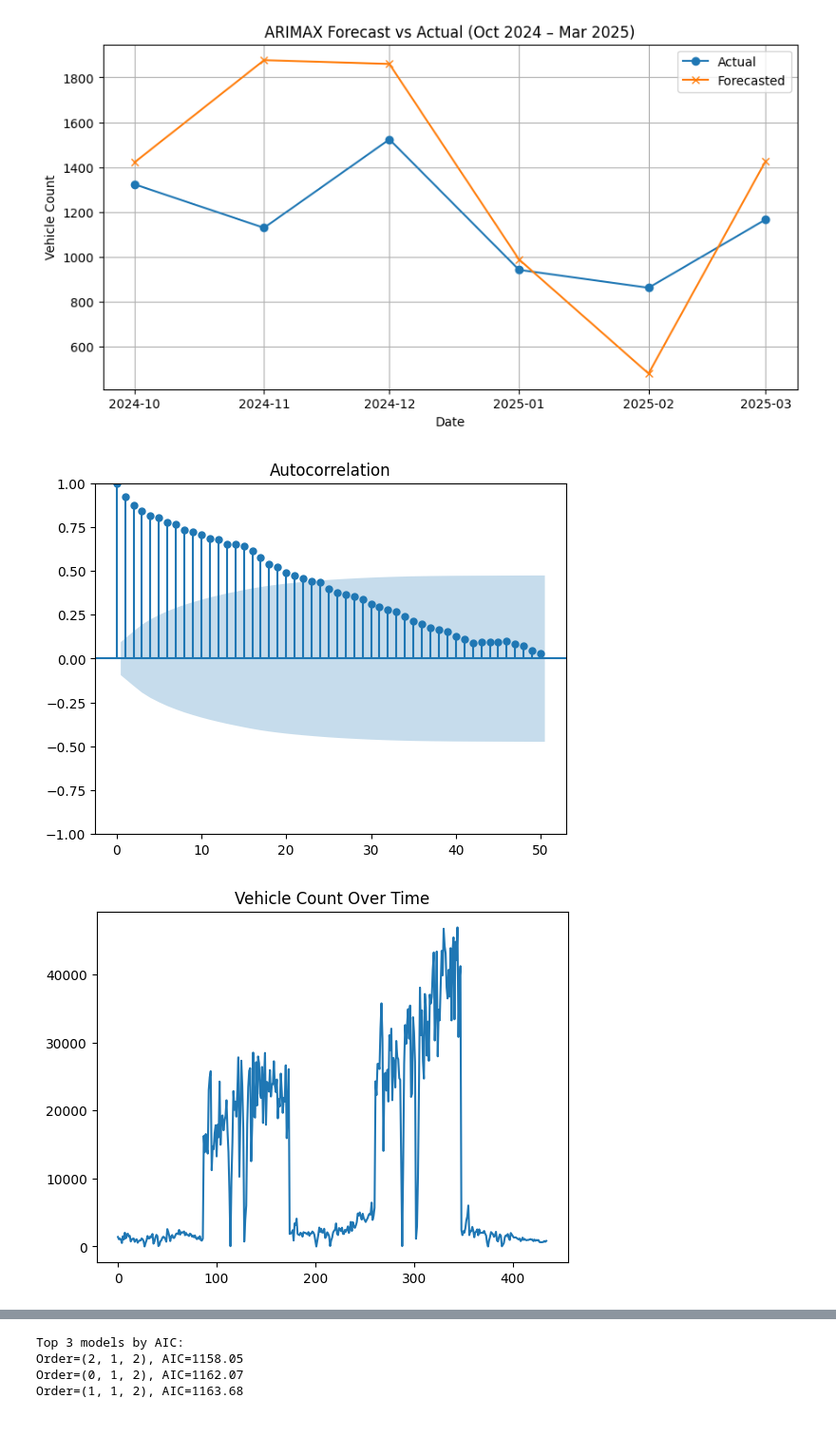
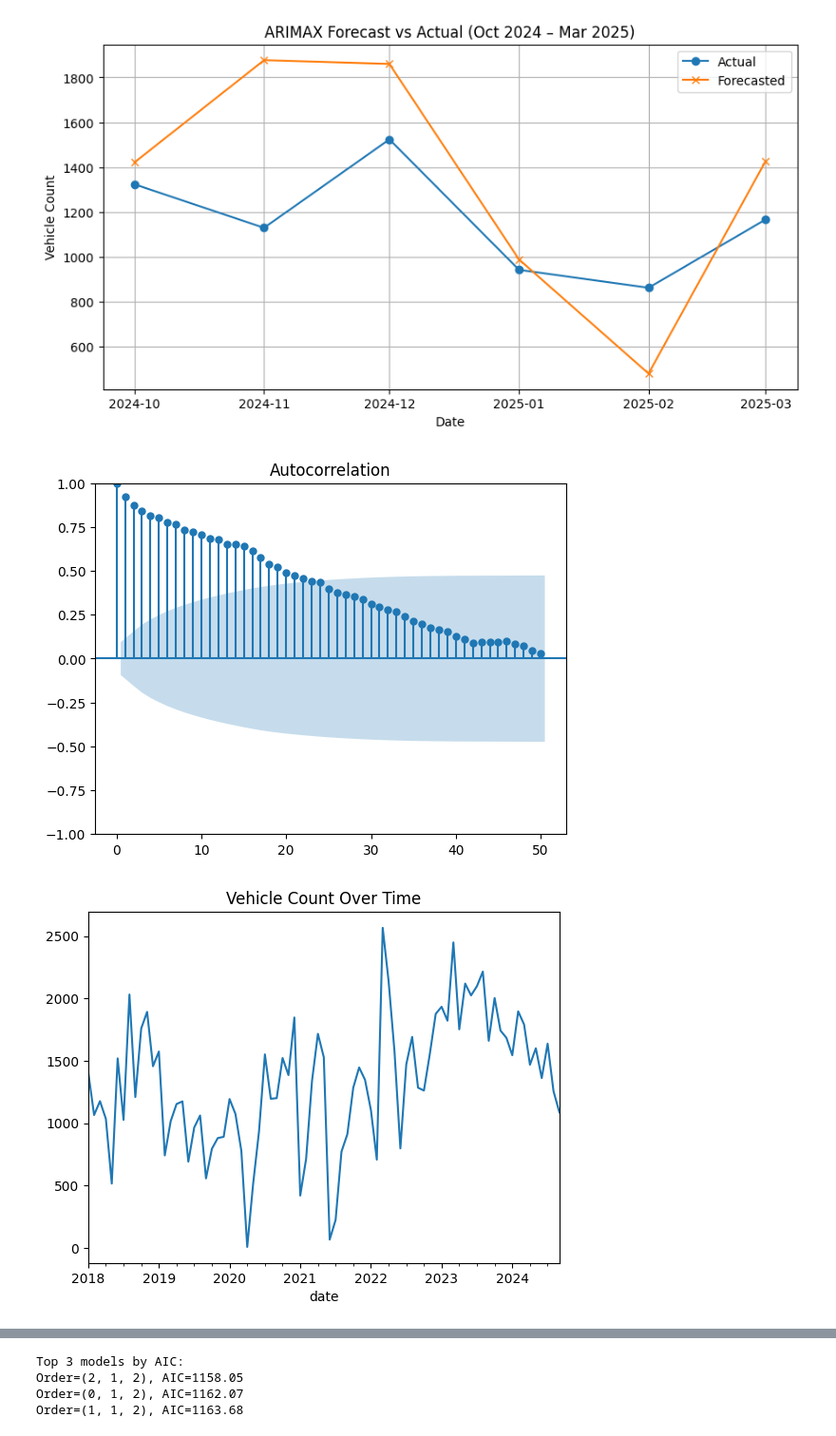
Before and after one commit to yejui626/automotive-bursa, a Jupyter notebook: eda/2. macro-vs-vehicle_count-eda.ipynb, the cells around one changed output, grey strips where cells are left out. Shown at 95% size. Cells and saved outputs as stored; diff of their text form; code cells hidden in the pictures.

```diff
--- a/eda/2. macro-vs-vehicle_count-eda.ipynb
+++ b/eda/2. macro-vs-vehicle_count-eda.ipynb
@@ -309,15 +309,15 @@ plt.show()
 # %%
 import matplotlib.pyplot as plt
 from statsmodels.graphics.tsaplots import plot_acf, plot_pacf
 
 # Plot the time series
-df['vehicle_count'].plot(title='Vehicle Count Over Time')
+df_bermaz['vehicle_count'].plot(title='Vehicle Count Over Time')
 
 # ACF plot helps spot seasonality
 plot_acf(df['vehicle_count'], lags=50)  # look for spikes at seasonal intervals (e.g., lag=12)
 # %% [output]
 [figure]
-[figure, old version]
+[figure, new version]
 [figure]
 # %%
 import itertools
```
Also changed, not shown: parts of 1 cell of this notebook, 1 other file.
